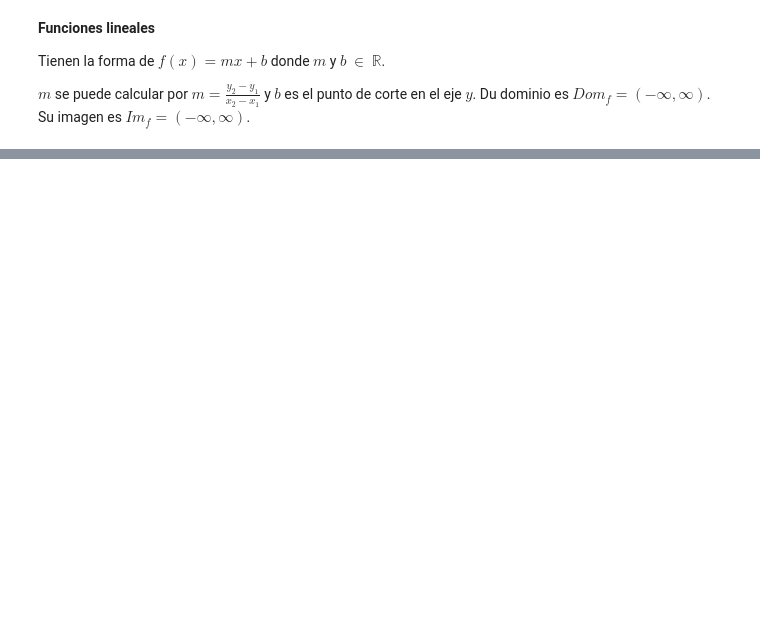
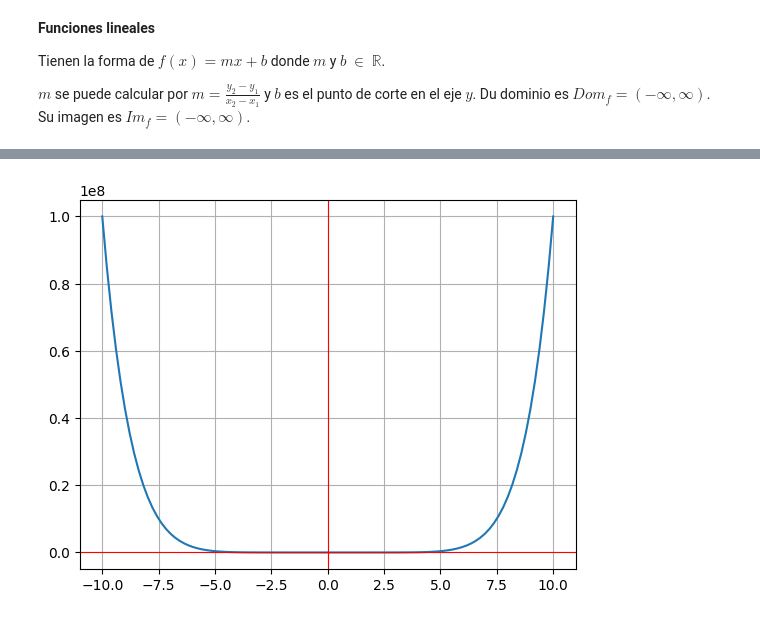
Before and after one commit to pedroboteroar/PlatziCourses, a Jupyter notebook: Math_Functions_DS_AI/notebook.ipynb, the cells around one changed output, grey strips where cells are left out. Cells and saved outputs as stored; diff of their text form; code cells hidden in the pictures; blank space fills up the shorter version.

```diff
--- a/Math_Functions_DS_AI/notebook.ipynb
+++ b/Math_Functions_DS_AI/notebook.ipynb
@@ -88,0 +147,12 @@ plt.show()
+# %%
+# Ejemplo Funcion Potencia
+
+def f(x):
+    return x**8
+
+y = f(x)
+
+graph(x,y)
+plt.show()
+# %% [output]
+[figure, added]
```
Also changed, not shown: parts of 52 cells of this notebook.
